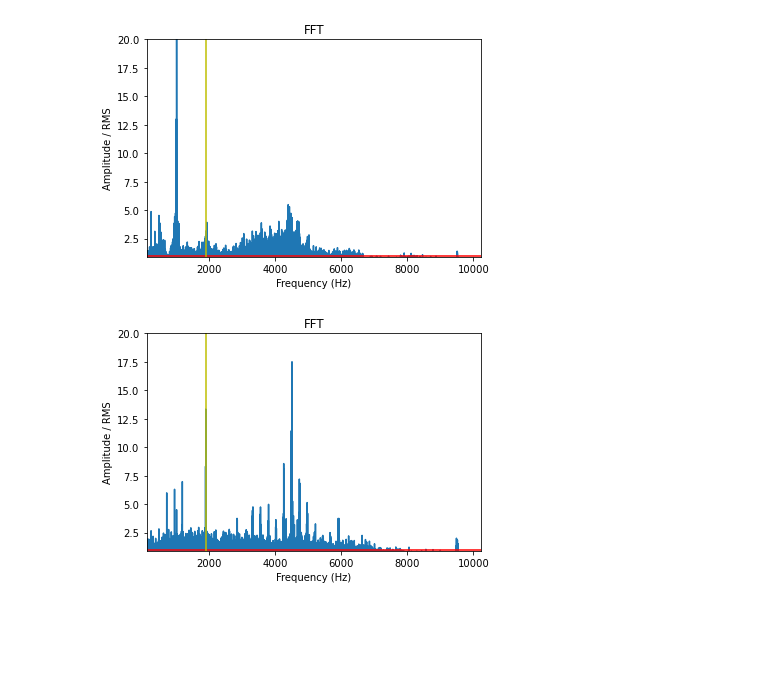
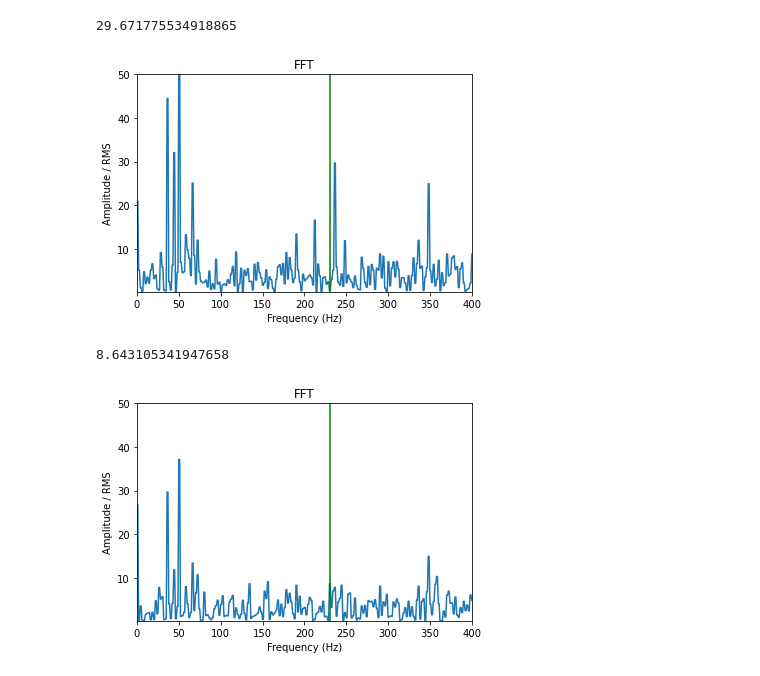
Before and after one commit to dossleo/ProjetoFinal_LeoanrdoPacheco_UFRJ_LAVI, a Jupyter notebook: code/teste/test_code.ipynb, the cells around one changed output. Saved outputs shown, nothing was run; the diff lists cells and outputs as text; code cells hidden in the pictures; blank space fills up the shorter version.

```diff
--- a/code/teste/test_code.ipynb
+++ b/code/teste/test_code.ipynb
@@ -113,14 +134,32 @@ class Frequency_Features_Extraction():
         self.rms_value = sqrt(sum(n*n for n in self.bearing_data[0:len(self.bearing_data)//100])/self.N)
         return self.rms_value
 # %%
-test_outer_race_inicio = Frequency_Features_Extraction('C:/Users/leona/Documents/ProjetoFinal_LeonardoPacheco_UFRJ_LAVI/database/brutos/2nd_test','2004.02.12.12.22.39',1)
+# 2nd test
+# At  the  end  of  the  test-to-failure  experiment,  outer  race  failure  occurred  in bearing 1.
+# Início do teste
+
+path = 'C:/Users/leona/Documents/ProjetoFinal_LeonardoPacheco_UFRJ_LAVI/database/brutos/2nd_test'
+arquivo = '2004.02.12.11.02.39'
+coluna = 1
+
+test_outer_race_inicio = Frequency_Features_Extraction(path,arquivo,coluna)
 
 test_outer_race_inicio.plot_fourier()
 # %% [output]
+29.671775534918865
-[figure, old version]
+[figure, new version]
 # %%
-test_outer_race_fim = Frequency_Features_Extraction('C:/Users/leona/Documents/ProjetoFinal_LeonardoPacheco_UFRJ_LAVI/database/brutos/2nd_test','2004.02.19.05.42.39',1)
+# 2nd test
+# At  the  end  of  the  test-to-failure  experiment,  outer  race  failure  occurred  in bearing 1.
+# Fim do teste
+
+path = 'C:/Users/leona/Documents/ProjetoFinal_LeonardoPacheco_UFRJ_LAVI/database/brutos/2nd_test'
+arquivo = '2004.02.15.18.42.39'
+coluna = 1
+
+test_outer_race_fim = Frequency_Features_Extraction(path,arquivo,coluna)
 
 test_outer_race_fim.plot_fourier()
 # %% [output]
+8.643105341947658
-[figure, old version]
+[figure, new version]
```
Also changed, not shown: parts of 10 cells of this notebook, 5 other files.
